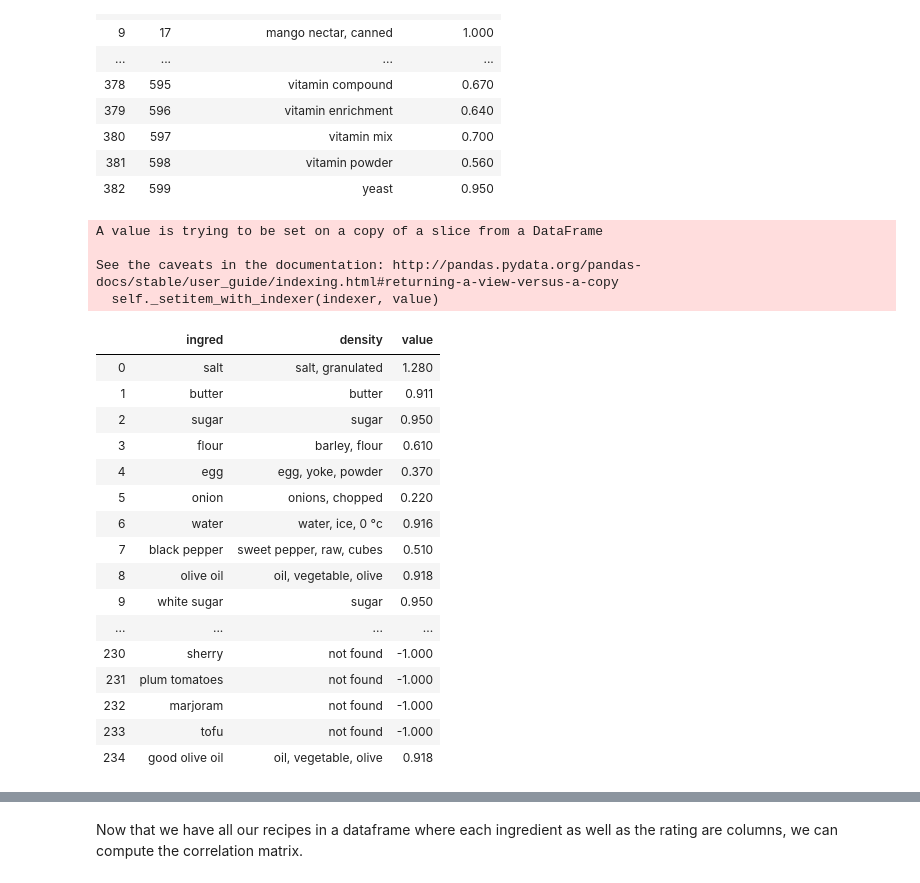
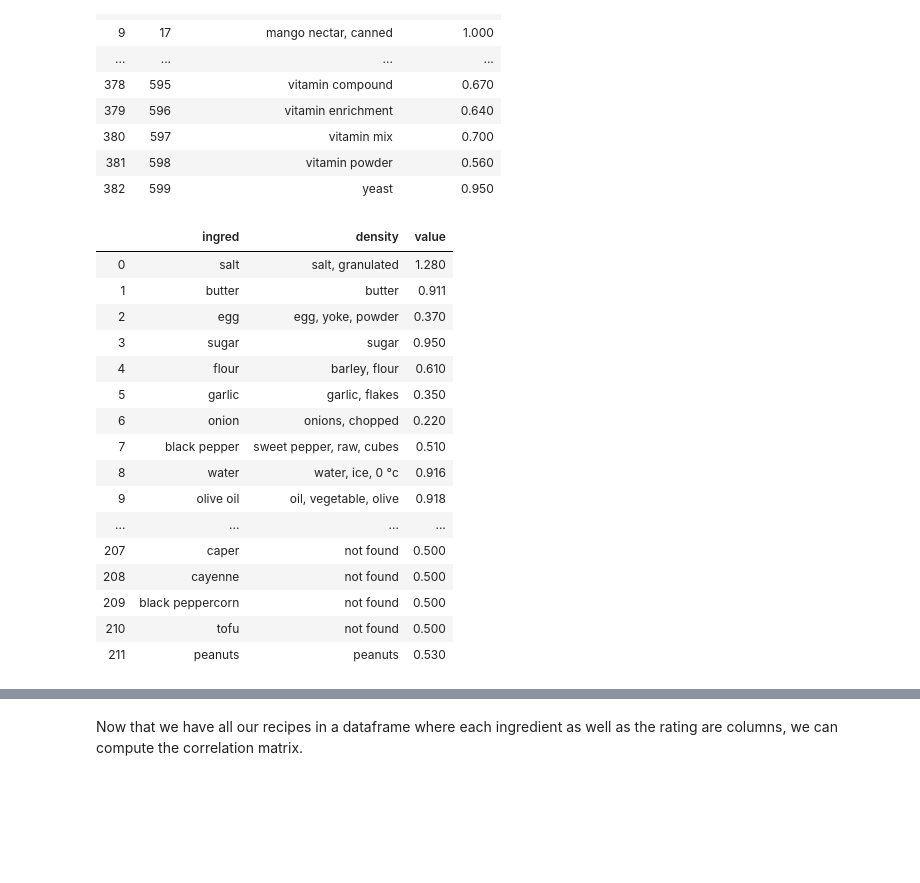
Before and after one commit to lautenba/ADA_pADAwan_Project, a Jupyter notebook: project.ipynb, the cells around one changed output, grey strips where cells are left out. Drawn from its saved outputs; the diff is of its cells as text; code cells hidden in the pictures; blank space fills up the shorter version.

```diff
--- a/project.ipynb
+++ b/project.ipynb
@@ -537,7 +553,7 @@ from Levenshtein import distance
 # and each word of the ingredients in the density list (Levenshtein distance)
 # 2) Assign the similarity between those ingredients by a good statisctic as the mean, try jaccard distance
 # 3) Link the ingredients such that the similarity is maximized (distance minimized)
-
+meanDensity = 0.5
 stopColorWords = ['red', 'green', 'blue', 'yellow', 'white', 'black']
 penalizing_factor = 0.1
 ingred_index = 0
@@ -570,52 +586,48 @@ for ingred in unique_ingredients_data['Ingredient']:
                     score += 1
         # we penalize a bit the high number of words in density with regards to the number of words in ingred
         if(len(uniqW.keys()) > len(splitted_ingred)):
             diff = len(uniqW.keys()) - len(splitted_ingred)
             score -= diff * penalizing_factor
             #print(score)
 
         #distFromIngred[density_index] = sumOfDistances/nbComparisons
         distFromIngred[density_index] = score
         density_index += 1
 
     if ingred_index == 0:
         test_df['ingred'] = np.array([ingred for i in range(len(density_df['Food name and description']))])
         test_df['density'] = np.array([density_df['Food name and description'].values[i] for i in range(len(density_df['Food name and description']))])
         test_df['value'] = distFromIngred
 
     correspondance = np.argmax(distFromIngred)
     correspondance_df['ingred'].iloc[ingred_index] = ingred
     correspondance_df['density'].iloc[ingred_index] = density_df['Food name and description'].values[correspondance]
     correspondance_df['value'].iloc[ingred_index] = density_df['Density in g/ml'].values[correspondance]
     if max(distFromIngred) <= 0:
         correspondance_df['density'].iloc[ingred_index] = 'not found'
-        correspondance_df['value'].iloc[ingred_index] = -1
+        correspondance_df['value'].iloc[ingred_index] = meanDensity
 
     ingred_index += 1
 
 correspondance_df.head(correspondance_df.shape[0])
 # %% [output]
-A value is trying to be set on a copy of a slice from a DataFrame
-
-See the caveats in the documentation: http://pandas.pydata.org/pandas-docs/stable/user_guide/indexing.html#returning-a-view-versus-a-copy
-  self._setitem_with_indexer(indexer, value)
 |  | ingred | density | value |
 | 0 | salt | salt, granulated | 1.280 |
 | 1 | butter | butter | 0.911 |
-| 2 | sugar | sugar | 0.950 |
-| 3 | flour | barley, flour | 0.610 |
-| 4 | egg | egg, yoke, powder | 0.370 |
-| 5 | onion | onions, chopped | 0.220 |
-| 6 | water | water, ice, 0 °c | 0.916 |
+| 2 | egg | egg, yoke, powder | 0.370 |
+| 3 | sugar | sugar | 0.950 |
+| 4 | flour | barley, flour | 0.610 |
+| 5 | garlic | garlic, flakes | 0.350 |
+| 6 | onion | onions, chopped | 0.220 |
 | 7 | black pepper | sweet pepper, raw, cubes | 0.510 |
-| 8 | olive oil | oil, vegetable, olive | 0.918 |
-| 9 | white sugar | sugar | 0.950 |
+| 8 | water | water, ice, 0 °c | 0.916 |
+| 9 | olive oil | oil, vegetable, olive | 0.918 |
 | ... | ... | ... | ... |
-| 230 | sherry | not found | -1.000 |
-| 231 | plum tomatoes | not found | -1.000 |
-| 232 | marjoram | not found | -1.000 |
-| 233 | tofu | not found | -1.000 |
-| 234 | good olive oil | oil, vegetable, olive | 0.918 |
+| 207 | caper | not found | 0.500 |
+| 208 | cayenne | not found | 0.500 |
+| 209 | black peppercorn | not found | 0.500 |
+| 210 | tofu | not found | 0.500 |
+| 211 | peanuts | peanuts | 0.530 |
 # %%
 recipe_data['ingredient correspondance'] = 0
 recipe_data['ingredient density'] = 0
```
Also changed, not shown: parts of 9 cells of this notebook.
